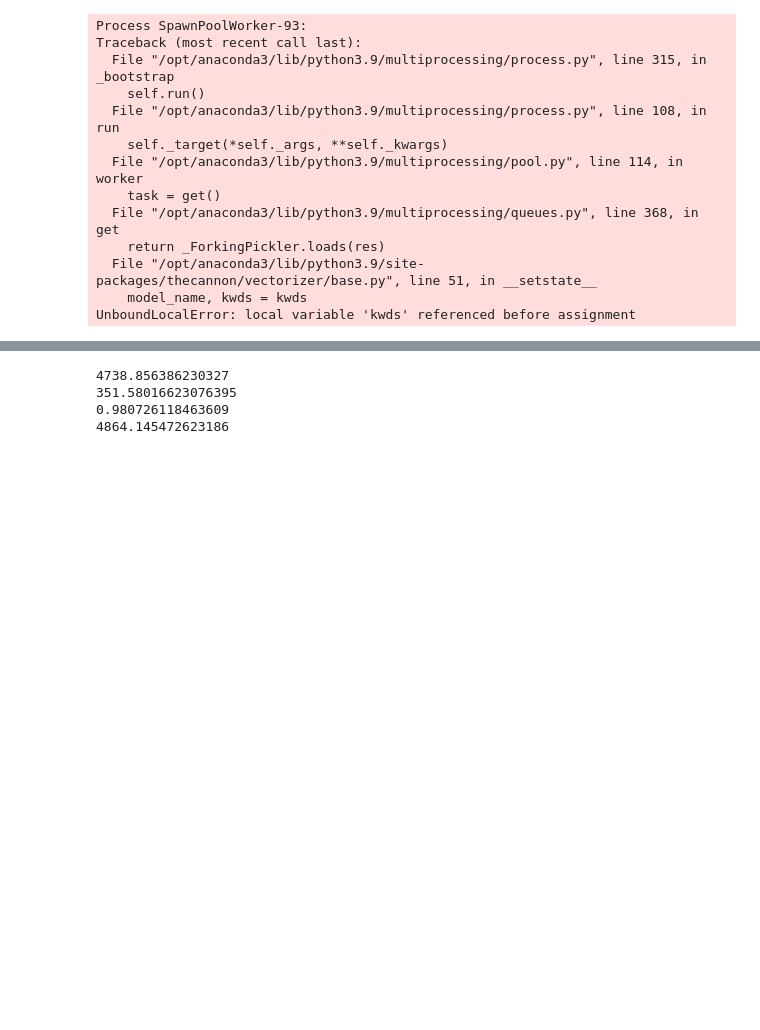
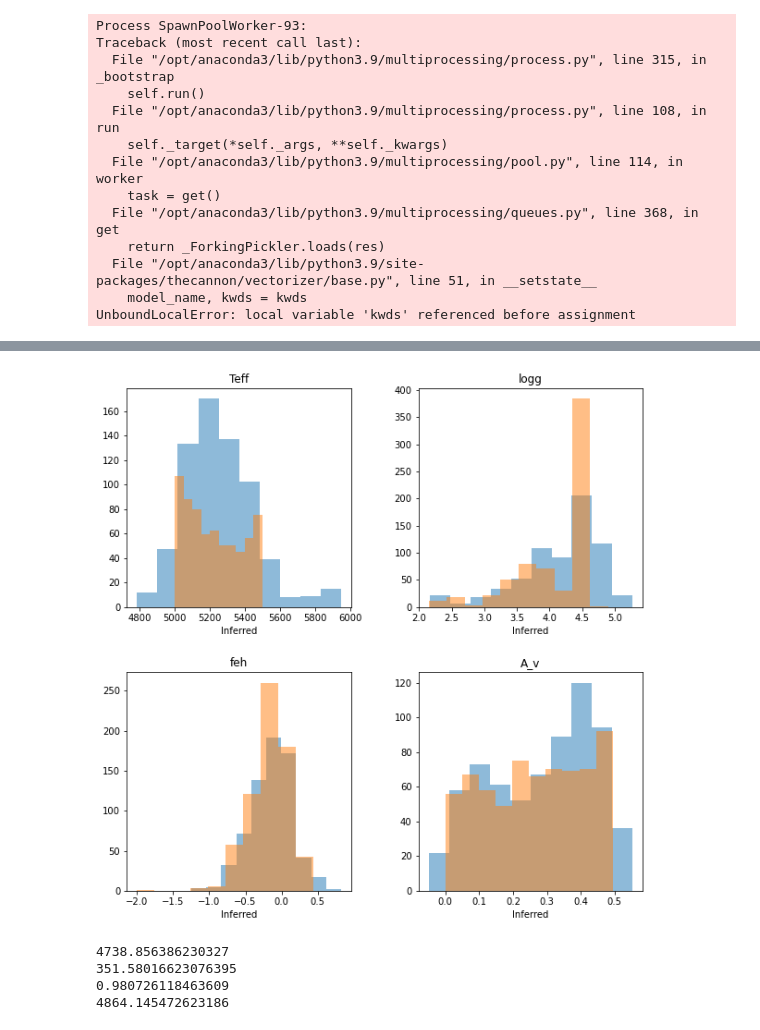
Before and after one commit to mlucey/apogee_bprp_params, a Jupyter notebook: apogee_bprp_params.ipynb, the cells around one changed output, grey strips where cells are left out. Drawn from its saved outputs; the diff is of its cells as text; code cells hidden in the pictures; blank space fills up the shorter version.

```diff
--- a/apogee_bprp_params.ipynb
+++ b/apogee_bprp_params.ipynb
@@ -230,3 +238,14 @@ for i, param in enumerate(['Teff', 'logg', 'feh', 'A_v']):
+# %%
+fig, axs = p.subplots(2,2,figsize=(10,10))
+fig.subplots_adjust(hspace=0.3, wspace=0.3)
+for i, param in enumerate(['Teff', 'logg', 'feh', 'A_v']):
+    ax = np.ravel(axs)[i]
+    ax.hist(test_labels[:,i], alpha=.5, label='Inferred')
+    ax.hist(t_subset[param][test_inds], alpha=.5, label='True')
+    ax.set_title(param)
+    ax.set_xlabel("Inferred")
+# %% [output]
+[figure, added]
 # %%
 print(np.mean(test_labels[:,0]))
 print(np.mean(np.abs(test_labels[:,0]-t['Teff'][test_inds])))
```
Also changed, not shown: parts of 6 cells of this notebook.
